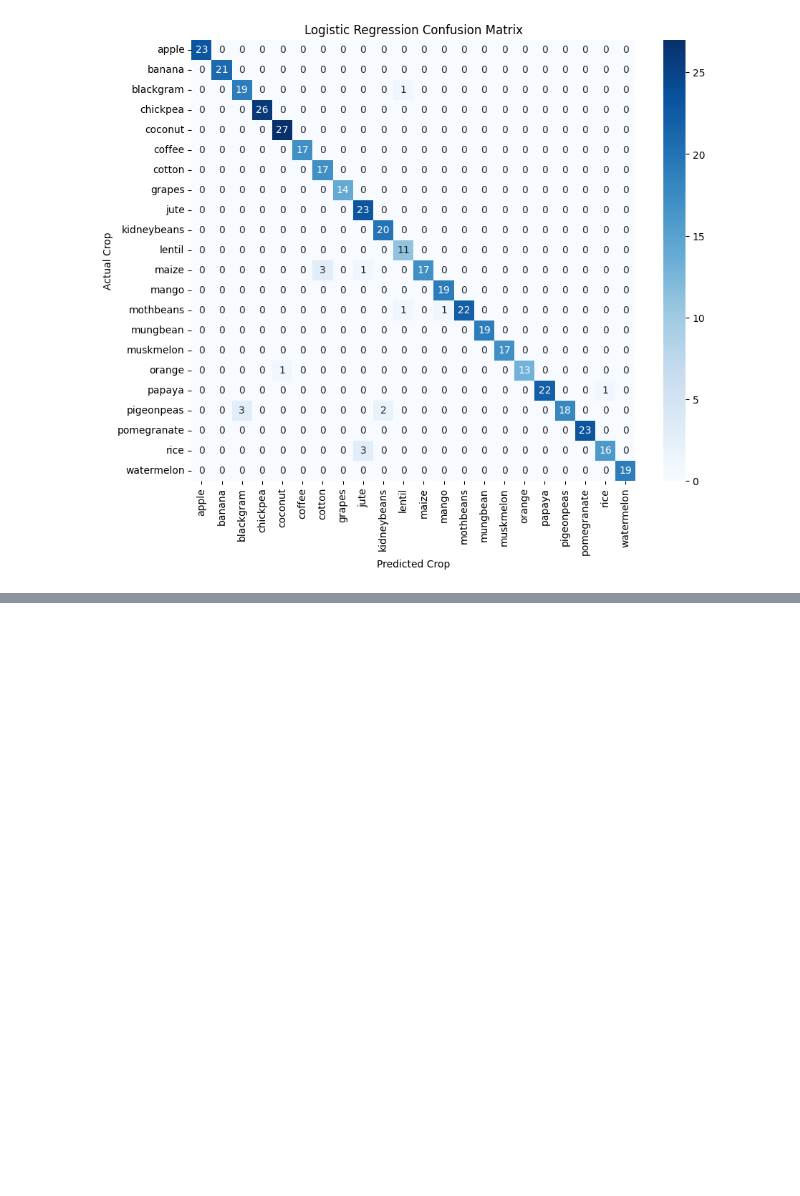
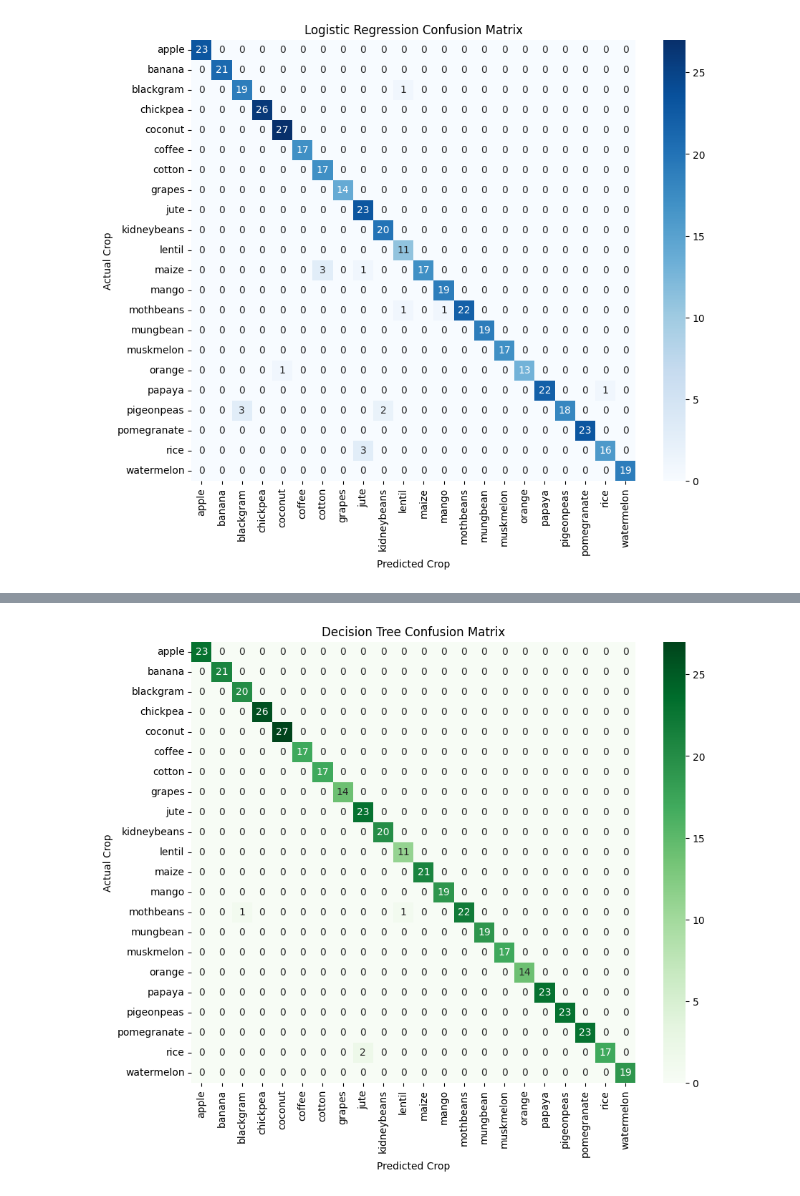
Before and after one commit to Aaisha-Nexus/agri-crop-recommendation-pipeline, a Jupyter notebook: notebooks/04_ML_model.ipynb, the cells around one changed output, grey strips where cells are left out. Cells and saved outputs as stored; diff of their text form; code cells hidden in the pictures; blank space fills up the shorter version.

Commit message:
Completed machine learning pipeline and crop prediction system

```diff
--- a/notebooks/04_ML_model.ipynb
+++ b/notebooks/04_ML_model.ipynb
@@ -332,0 +397,4 @@ plt.show()
+# %%
+y_pred_dt = dt_model.predict(X_test)
+
+print(y_pred_dt[:10])
@@ -332,0 +473,15 @@ plt.show()
+# %%
+from sklearn.metrics import confusion_matrix
+
+cm_dt = confusion_matrix(
+    y_test,
+    y_pred_dt
+)
+
+cm_df = pd.DataFrame(
+    cm_dt,
+    index=crop_names,
+    columns=crop_names
+)
+
+display(cm_df)
@@ -332,0 +507,22 @@ plt.show()
+# %%
+plt.figure(figsize=(10,8))
+
+sns.heatmap(
+    cm_dt,
+    cmap="Greens",
+    xticklabels=crop_names,
+    yticklabels=crop_names,
+    annot=True,
+    fmt="d"
+)
+
+plt.title("Decision Tree Confusion Matrix")
+plt.xlabel("Predicted Crop")
+plt.ylabel("Actual Crop")
+
+plt.xticks(rotation=90)
+plt.yticks(rotation=0)
+
+plt.show()
+# %% [output]
+[figure, added]
```
Also changed, not shown: parts of 41 cells of this notebook, 3 other files.
